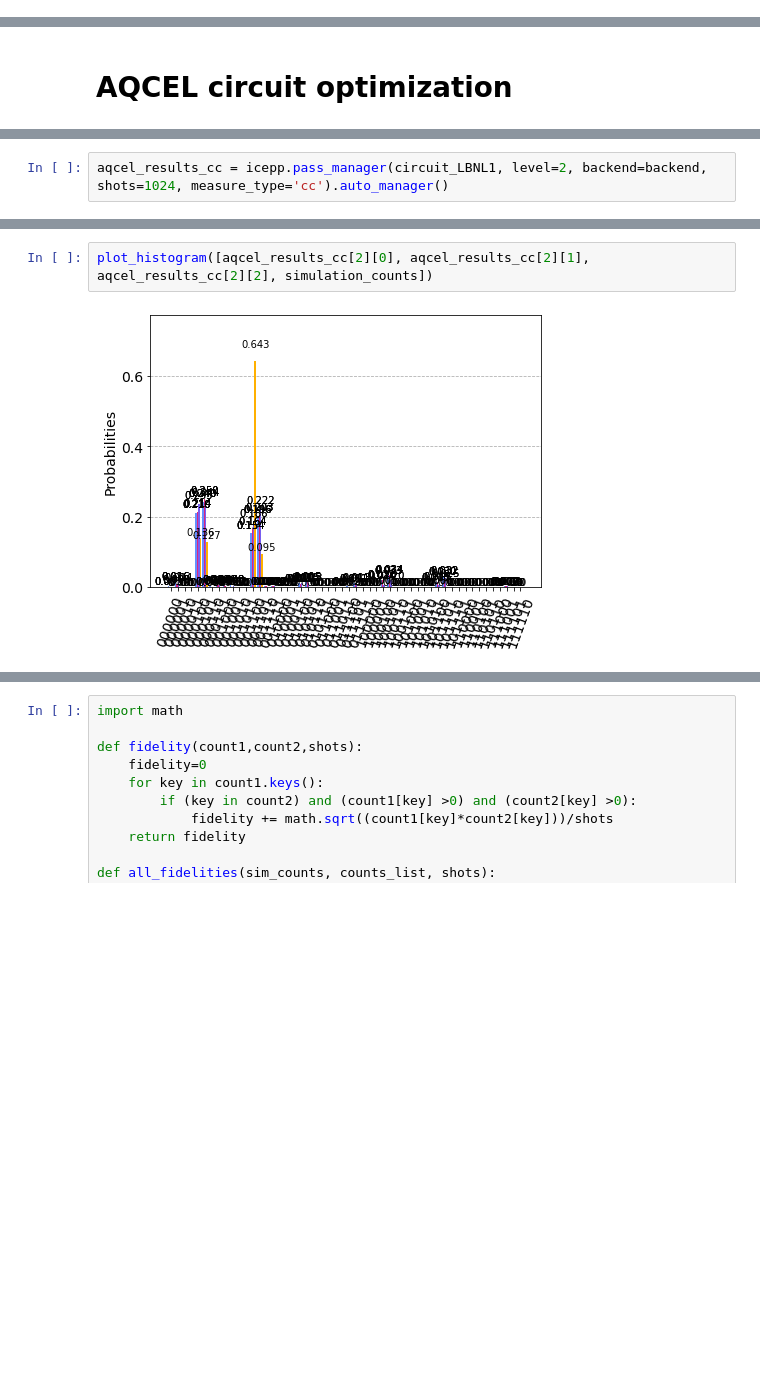
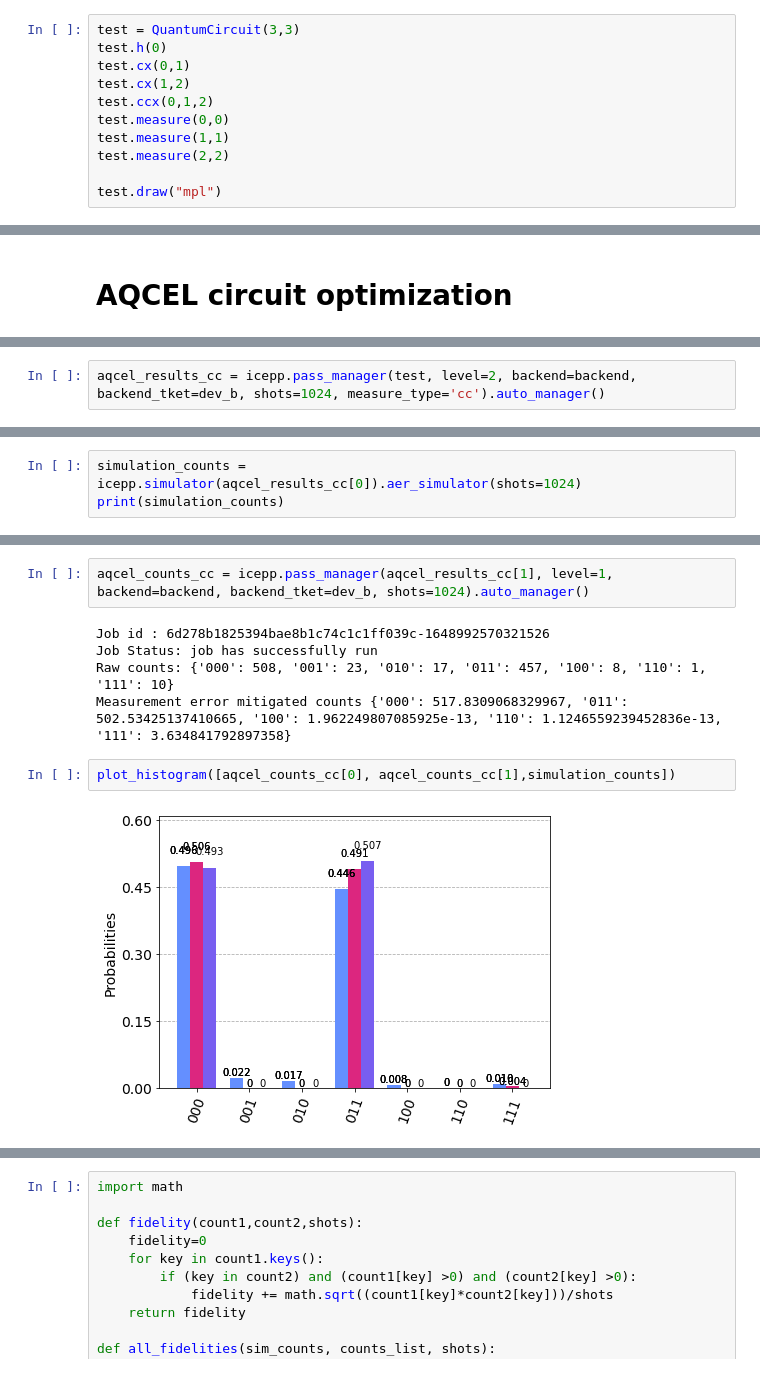
Before and after one commit to UTokyo-ICEPP/aqcel, a Jupyter notebook: tutorial_aqcel.ipynb, the cells around one changed output, grey strips where cells are left out. Cells and saved outputs as stored; diff of their text form; blank space fills up the shorter version.

```diff
--- a/tutorial_aqcel.ipynb
+++ b/tutorial_aqcel.ipynb
@@ -40,0 +26,11 @@ circuit_LBNL1.draw('mpl',fold=100)
+# %%
+test = QuantumCircuit(3,3)
+test.h(0)
+test.cx(0,1)
+test.cx(1,2)
+test.ccx(0,1,2)
+test.measure(0,0)
+test.measure(1,1)
+test.measure(2,2)
+
+test.draw("mpl")
@@ -80,2 +71,2 @@ only_qc.draw('mpl')
 # %%
-aqcel_results_cc = icepp.pass_manager(circuit_LBNL1, level=2, backend=backend, shots=1024, measure_type='cc').auto_manager()
+aqcel_results_cc = icepp.pass_manager(test, level=2, backend=backend, backend_tket=dev_b, shots=1024, measure_type='cc').auto_manager()
@@ -87,0 +73,3 @@ CNOT error mitigated counts {'000000': -1.3648372224997258, '000001': 14.3930341
+# %%
+simulation_counts = icepp.simulator(aqcel_results_cc[0]).aer_simulator(shots=1024)
+print(simulation_counts)
@@ -92,5 +82,12 @@ aqcel_results_cc[0].draw('mpl',fold=100)
+# %%
+aqcel_counts_cc = icepp.pass_manager(aqcel_results_cc[1], level=1, backend=backend, backend_tket=dev_b, shots=1024).auto_manager()
+# %% [output]
+Job id : 6d278b1825394bae8b1c74c1c1ff039c-1648992570321526
+Job Status: job has successfully run
+Raw counts: {'000': 508, '001': 23, '010': 17, '011': 457, '100': 8, '110': 1, '111': 10}
+Measurement error mitigated counts {'000': 517.8309068329967, '011': 502.53425137410665, '100': 1.962249807085925e-13, '110': 1.1246559239452836e-13, '111': 3.634841792897358}
 # %%
-plot_histogram([aqcel_results_cc[2][0], aqcel_results_cc[2][1], aqcel_results_cc[2][2], simulation_counts])
+plot_histogram([aqcel_counts_cc[0], aqcel_counts_cc[1],simulation_counts])
 # %% [output]
-[figure, old version]
+[figure, new version]
 # %%
```
Also changed, not shown: parts of 24 cells of this notebook, 3 other files.
